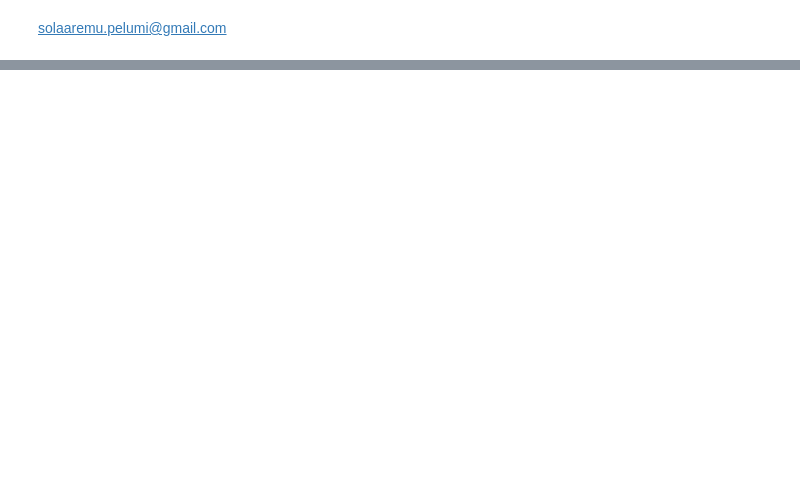
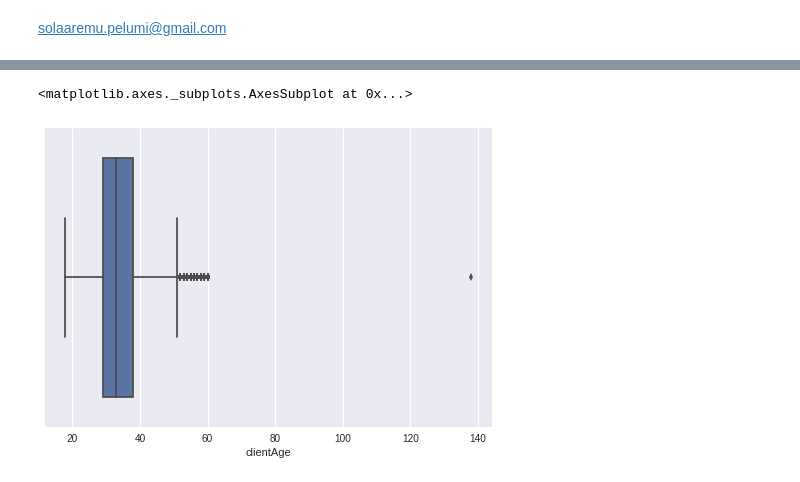
Before and after one commit to Saplos/arise-final-challenge, a Jupyter notebook: arise_final_challenge.ipynb, the cells around one changed output, grey strips where cells are left out. Saved outputs shown, nothing was run; the diff lists cells and outputs as text; code cells hidden in the pictures; blank space fills up the shorter version.

```diff
--- a/arise_final_challenge.ipynb
+++ b/arise_final_challenge.ipynb
@@ -8,0 +206,5 @@ SyntaxError: ignored
+# %%
+sns.boxplot(df['clientAge'])
+# %% [output]
+<matplotlib.axes._subplots.AxesSubplot at 0x...>
+[figure, added]
```
Also changed, not shown: parts of 102 cells of this notebook.
